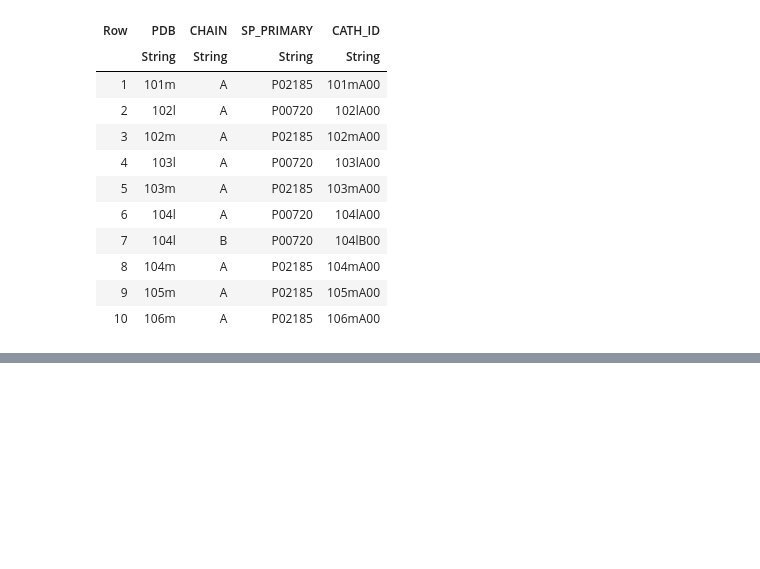
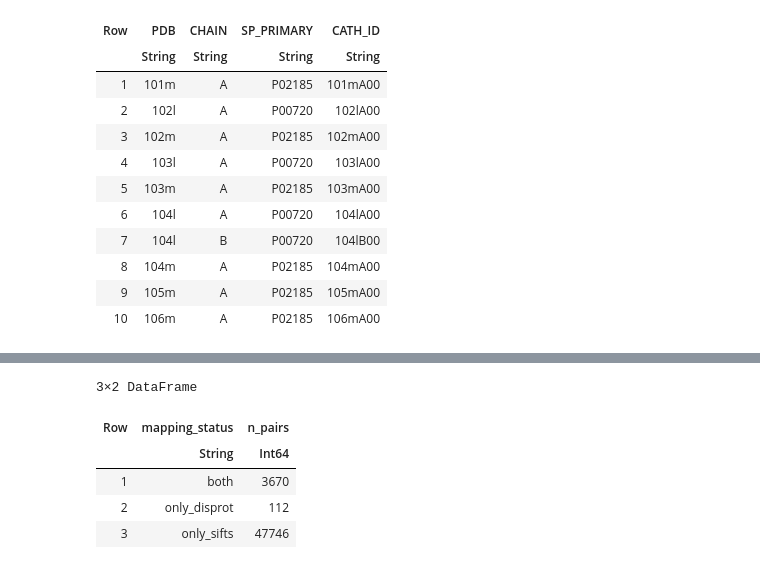
Before and after one commit to diegozea/IDRBindingDataset.jl, a Jupyter notebook: scripts/04_first_stats.ipynb, the cells around one changed output, grey strips where cells are left out. Drawn from its saved outputs; the diff is of its cells as text; code cells hidden in the pictures; blank space fills up the shorter version.

```diff
--- a/scripts/04_first_stats.ipynb
+++ b/scripts/04_first_stats.ipynb
@@ -316,0 +342,30 @@ first(SIFTS_CATH_UNIPROT_DF, 10)
+# %%
+# Compare DisProt and SIFTS UniProt-PDB maps.
+const DISPROT_SIFTS_PDB_COMPARISON = outerjoin(
+    UNIPROT_PDB_MAP, # from DisProt region-level cross references
+    SIFTS_UNIPROT_PDB_MAP,
+    on = [:acc, :pdb],
+    source = :mapping_status, # add a column indicating whether the given row appeared
+    # in the left table (DisProt), the right table (SIFTS), or both
+)
+
+replace!(
+    DISPROT_SIFTS_PDB_COMPARISON.mapping_status,
+    "left_only" => "only_disprot",
+    "right_only" => "only_sifts",
+)
+sort!(DISPROT_SIFTS_PDB_COMPARISON, [:mapping_status, :acc, :pdb])
+
+compare_summary = combine(
+    groupby(DISPROT_SIFTS_PDB_COMPARISON, :mapping_status),
+    nrow => :n_pairs,
+)
+sort!(compare_summary, :mapping_status)
+compare_summary
+# %% [output]
+3×2 DataFrame
+| Row | mapping_status | n_pairs |
+|  | String | Int64 |
+| 1 | both | 3670 |
+| 2 | only_disprot | 112 |
+| 3 | only_sifts | 47746 |
```
Also changed, not shown: parts of 11 cells of this notebook.
